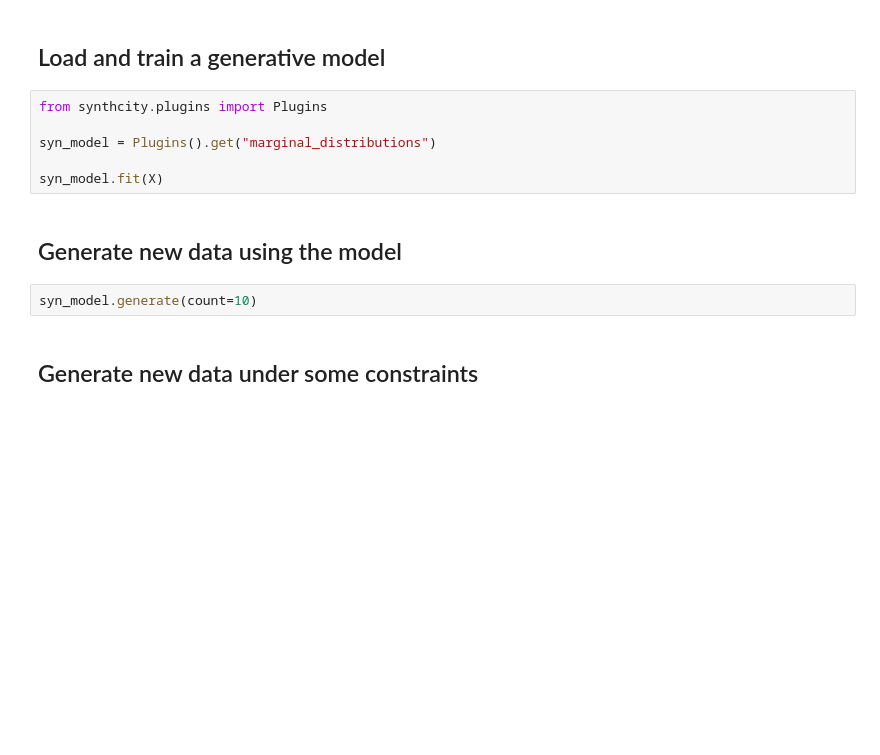
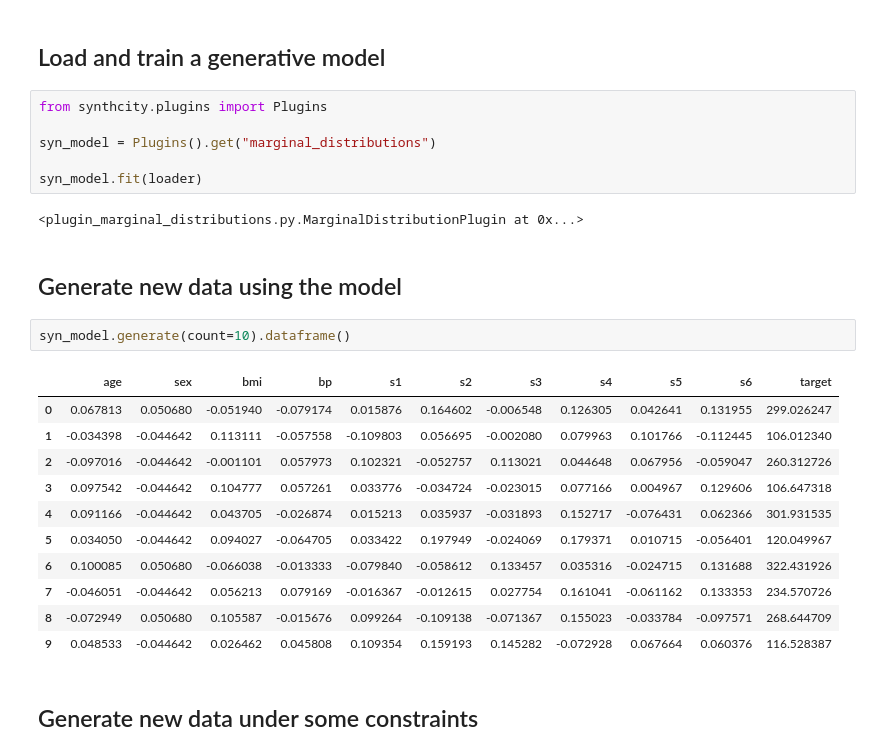
Before and after one commit to vanderschaarlab/synthcity, a Jupyter notebook: tutorials/tutorial0_basic_examples.ipynb, the cells around one changed output. Cells and saved outputs as stored; diff of their text form; blank space fills up the shorter version.

```diff
--- a/tutorials/tutorial0_basic_examples.ipynb
+++ b/tutorials/tutorial0_basic_examples.ipynb
@@ -29,11 +63,25 @@ from synthcity.plugins import Plugins
 
 syn_model = Plugins().get("marginal_distributions")
 
-syn_model.fit(X)
+syn_model.fit(loader)
+# %% [output]
+<plugin_marginal_distributions.py.MarginalDistributionPlugin at 0x...>
 # %% [markdown]
 ## Generate new data using the model
 # %%
-syn_model.generate(count=10)
+syn_model.generate(count=10).dataframe()
+# %% [output]
+|  | age | sex | bmi | bp | s1 | s2 | s3 | s4 | s5 | s6 | target |
+| 0 | 0.067813 | 0.050680 | -0.051940 | -0.079174 | 0.015876 | 0.164602 | -0.006548 | 0.126305 | 0.042641 | 0.131955 | 299.026247 |
+| 1 | -0.034398 | -0.044642 | 0.113111 | -0.057558 | -0.109803 | 0.056695 | -0.002080 | 0.079963 | 0.101766 | -0.112445 | 106.012340 |
+| 2 | -0.097016 | -0.044642 | -0.001101 | 0.057973 | 0.102321 | -0.052757 | 0.113021 | 0.044648 | 0.067956 | -0.059047 | 260.312726 |
+| 3 | 0.097542 | -0.044642 | 0.104777 | 0.057261 | 0.033776 | -0.034724 | -0.023015 | 0.077166 | 0.004967 | 0.129606 | 106.647318 |
+| 4 | 0.091166 | -0.044642 | 0.043705 | -0.026874 | 0.015213 | 0.035937 | -0.031893 | 0.152717 | -0.076431 | 0.062366 | 301.931535 |
+| 5 | 0.034050 | -0.044642 | 0.094027 | -0.064705 | 0.033422 | 0.197949 | -0.024069 | 0.179371 | 0.010715 | -0.056401 | 120.049967 |
+| 6 | 0.100085 | 0.050680 | -0.066038 | -0.013333 | -0.079840 | -0.058612 | 0.133457 | 0.035316 | -0.024715 | 0.131688 | 322.431926 |
+| 7 | -0.046051 | -0.044642 | 0.056213 | 0.079169 | -0.016367 | -0.012615 | 0.027754 | 0.161041 | -0.061162 | 0.133353 | 234.570726 |
+| 8 | -0.072949 | 0.050680 | 0.105587 | -0.015676 | 0.099264 | -0.109138 | -0.071367 | 0.155023 | -0.033784 | -0.097571 | 268.644709 |
+| 9 | 0.048533 | -0.044642 | 0.026462 | 0.045808 | 0.109354 | 0.159193 | 0.145282 | -0.072928 | 0.067664 | 0.060376 | 116.528387 |
 # %% [markdown]
 ## Generate new data under some constraints
 # %%
```
Also changed, not shown: parts of 12 cells of this notebook, 8 other files.
